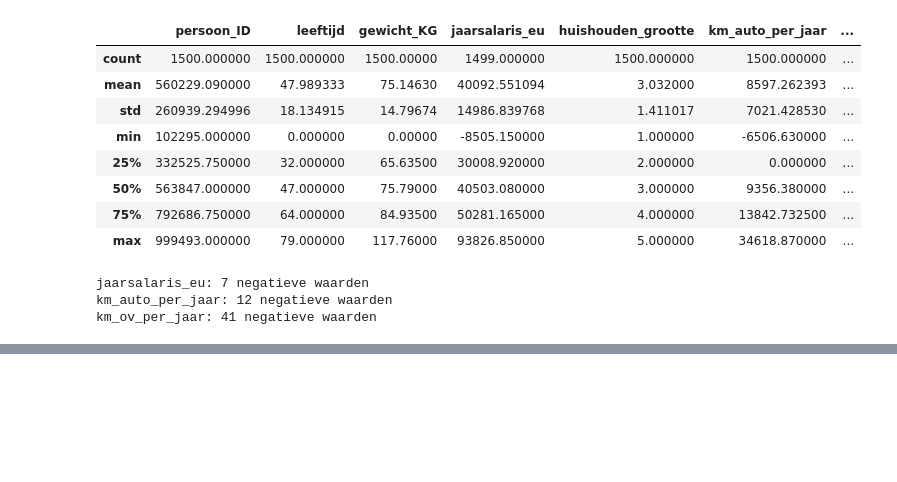
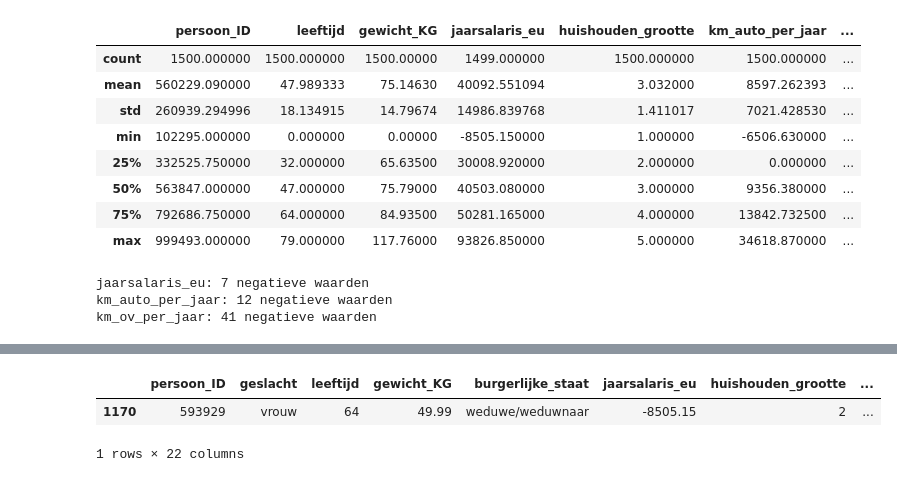
Before and after one commit to rabpie/portfolio_wis, a Jupyter notebook: Untitled-1.ipynb, the cells around one changed output, grey strips where cells are left out. Drawn from its saved outputs; the diff is of its cells as text; code cells hidden in the pictures; blank space fills up the shorter version.

```diff
--- a/Untitled-1.ipynb
+++ b/Untitled-1.ipynb
@@ -49,0 +55,7 @@ NameError: name 'df' is not defined
+# %%
+person_data = df[df['jaarsalaris_eu'] == -8505.15]
+person_data
+# %% [output]
+|  | persoon_ID | geslacht | leeftijd | gewicht_KG | burgerlijke_staat | jaarsalaris_eu | huishouden_grootte | ... |
+| 1170 | 593929 | vrouw | 64 | 49.99 | weduwe/weduwnaar | -8505.15 | 2 | ... |
+1 rows × 22 columns
```
Also changed, not shown: parts of 3 cells of this notebook.
